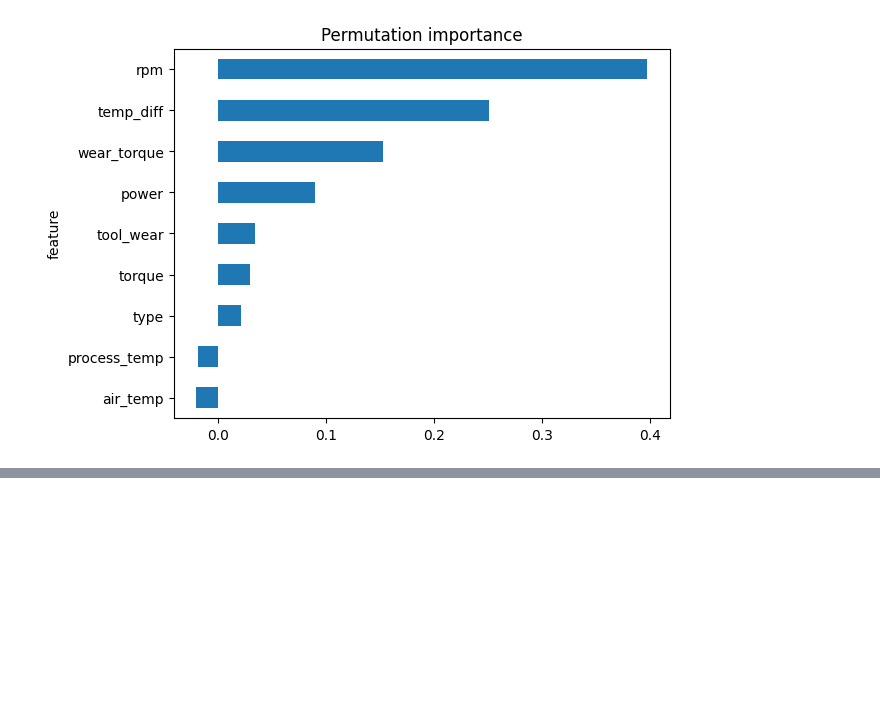
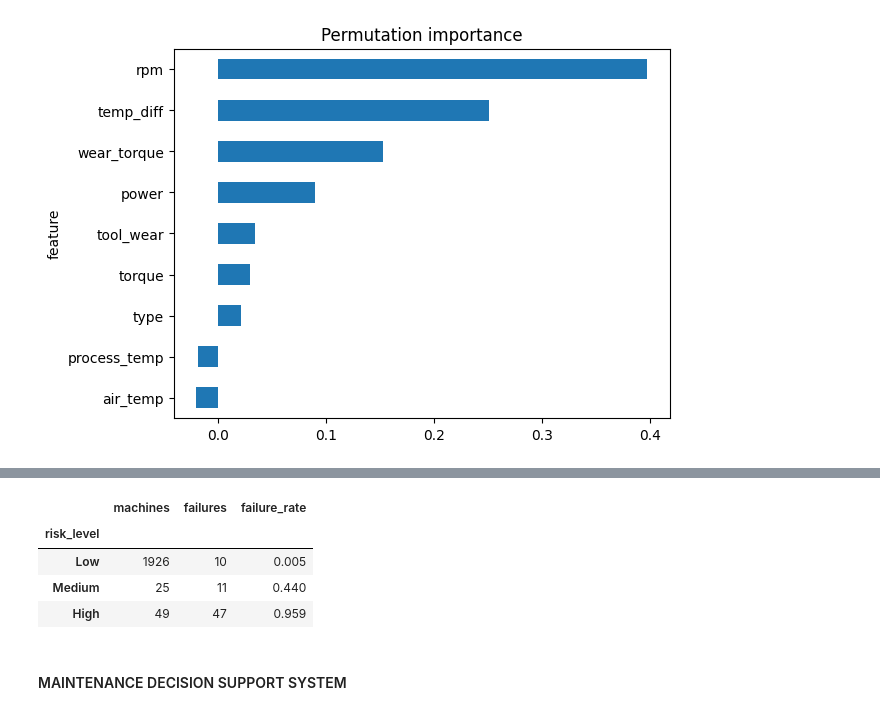
Before and after one commit to Ashwinvinod7/Statiscal_Anamoly_Detection_and_machine-_failure_prediction, a Jupyter notebook: ML_PROJECT_MFP/statiscal_anamoly_detection_and_machine_failure_prediction.ipynb, the cells around one changed output, grey strips where cells are left out. Cells and saved outputs as stored; diff of their text form; code cells hidden in the pictures; blank space fills up the shorter version.

```diff
--- a/ML_PROJECT_MFP/statiscal_anamoly_detection_and_machine_failure_prediction.ipynb
+++ b/ML_PROJECT_MFP/statiscal_anamoly_detection_and_machine_failure_prediction.ipynb
@@ -755,0 +784,14 @@ plt.show()
+# %%
+risk_table = (out.groupby("risk_level")["actual_failure"]
+                 .agg(machines="count", failures="sum", failure_rate="mean")
+                 .reindex(["Low", "Medium", "High"]).round(3))
+# %%
+risk_table
+# %% [output]
+|  | machines | failures | failure_rate |
+| risk_level |  |  |  |
+| Low | 1926 | 10 | 0.005 |
+| Medium | 25 | 11 | 0.440 |
+| High | 49 | 47 | 0.959 |
+# %% [markdown]
+#### MAINTENANCE DECISION SUPPORT SYSTEM
```
Also changed, not shown: parts of 15 cells of this notebook, 12 other files.
